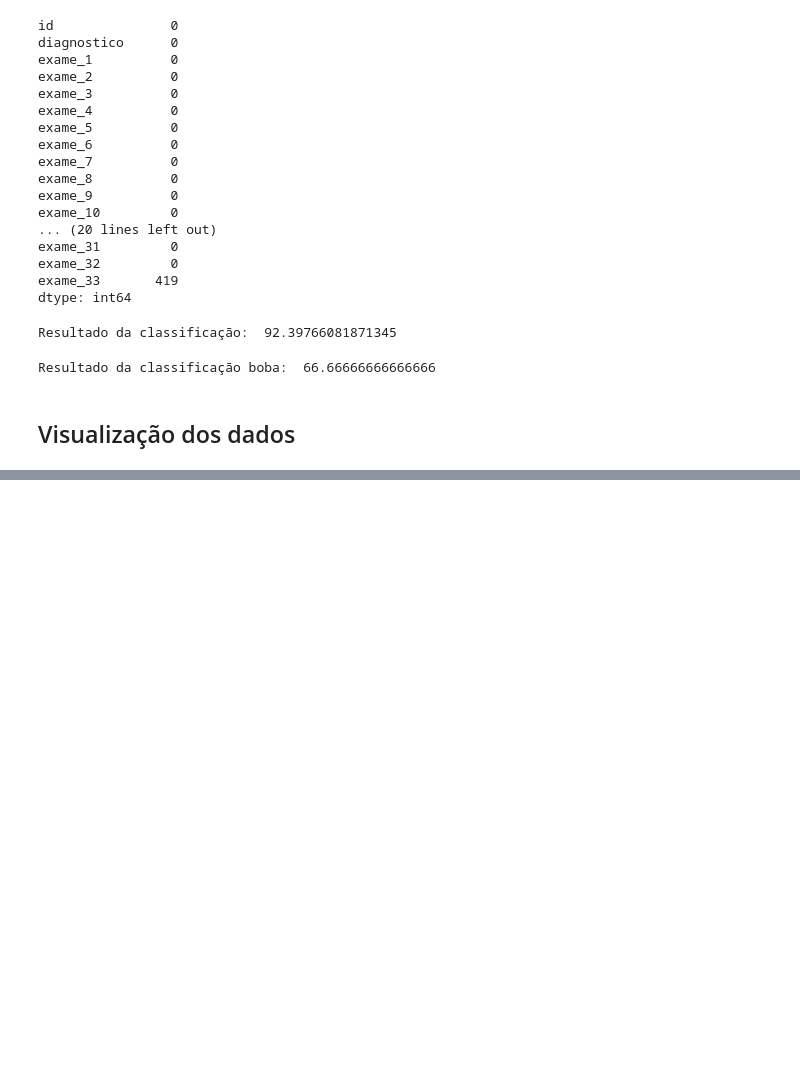
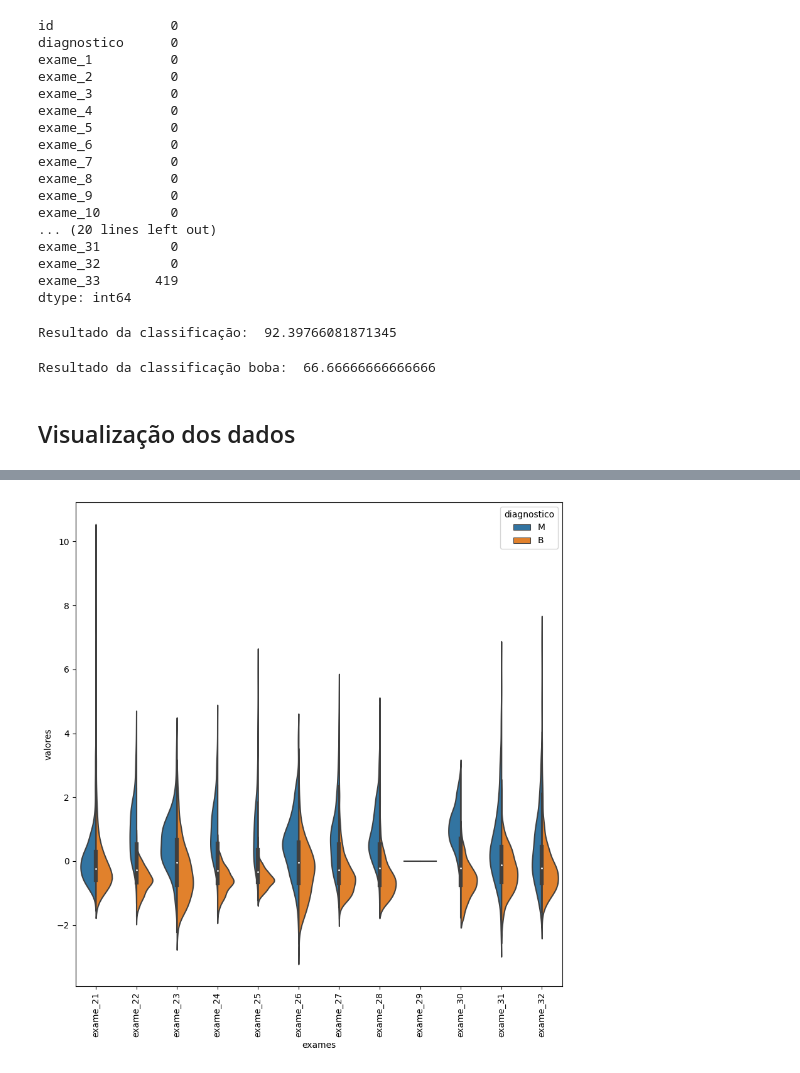
Before and after one commit to danielgaio/python-ia-study, a Jupyter notebook: alura/machine-learning-lidando-com-dados-de-muitas-dimencoes/aula-1-alura-care.ipynb, the cells around one changed output, grey strips where cells are left out. Saved outputs shown, nothing was run; the diff lists cells and outputs as text; code cells hidden in the pictures; blank space fills up the shorter version.

```diff
--- a/alura/machine-learning-lidando-com-dados-de-muitas-dimencoes/aula-1-alura-care.ipynb
+++ b/alura/machine-learning-lidando-com-dados-de-muitas-dimencoes/aula-1-alura-care.ipynb
@@ -113,0 +233,4 @@ sns.violinplot(x='exames', y='valores', hue='diagnostico', data=dados_plot)
+# %%
+grafico_violino(valores_exames_v2, 20, 32)
+# %% [output]
+[figure, added]
```
Also changed, not shown: parts of 22 cells of this notebook.
